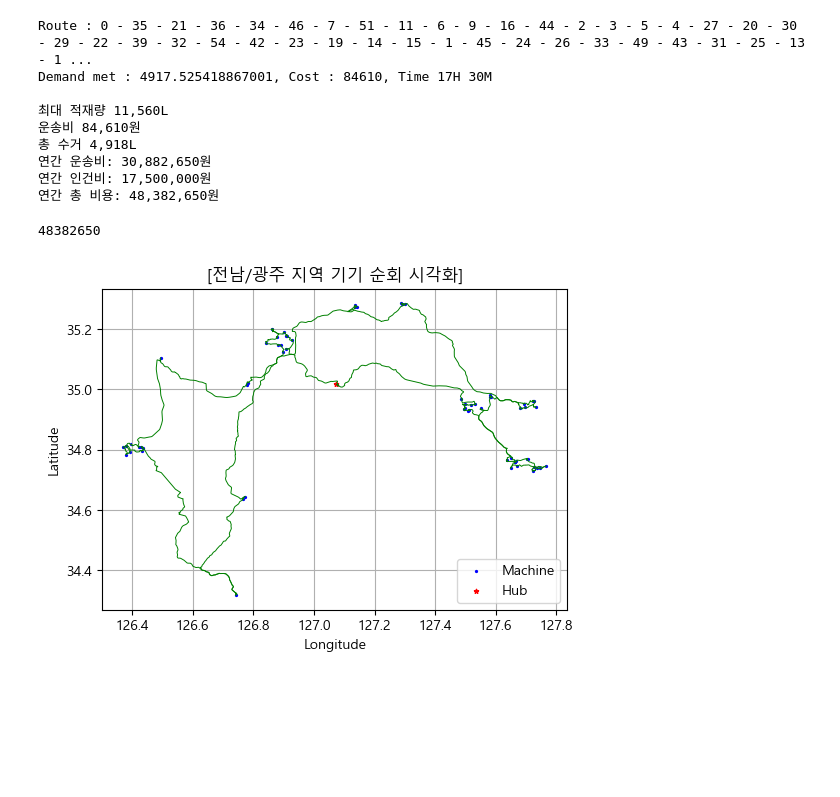
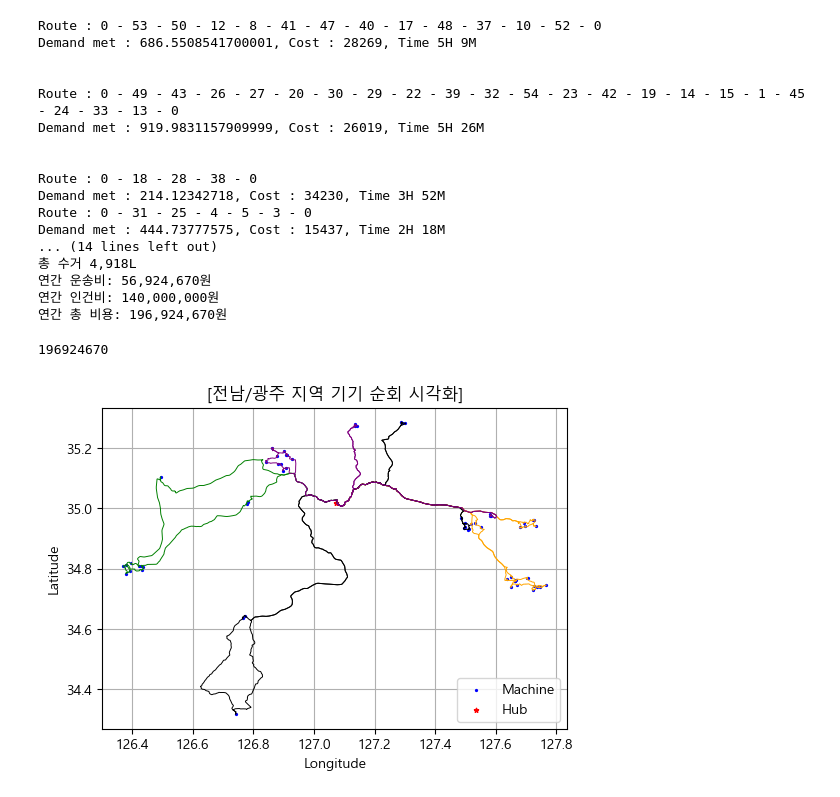
Before and after one commit to shyoon515/logistics-management-term-project, a Jupyter notebook: Notebooks/Stochastic Clarke&Wright Savings.ipynb, the cells around one changed output. Saved outputs shown, nothing was run; the diff lists cells and outputs as text; code cells hidden in the pictures; blank space fills up the shorter version.

Commit message:
feat: time constraint all done, #8 closed.

```diff
--- a/Notebooks/Stochastic Clarke&Wright Savings.ipynb
+++ b/Notebooks/Stochastic Clarke&Wright Savings.ipynb
@@ -25,7 +25,8 @@ DEMAND_COEFFICIENT = 1 # 수요 발생량에 대해 적절히 곱해주기 위
 ROUTE_TYPE = 'trafast' # route 탐색 방식
 JSON_PATH = './../Data/routes_with_depot' # JSON 파일들이 있는 폴더 경로
 TRUCK_CAPA = 11560 # 한 트럭이 실을 수 있는 적재 capacity (L)
-STOCHASTIC_SAVINGS_DROP = 0.2
+MAX_TIME = 8 * 60 * 60 * 1000 # ms 단위
+SERVICE_TIME = 2*60*1000 # ms 단위
 
 node_data = pd.read_csv('./../Data/data_with_depot.csv')
 # %%
@@ -58,17 +59,17 @@ g.get_node(DEPOT_INDEX).demand = 0
 # saving 모델 정의 및 돌리기
 svm = SavingsModel(g, DEPOT_INDEX)
 svm.calculate_savings()
-svm.apply_algorithm(TRUCK_CAPA, Clarke_Wright_Savings)
+svm.apply_algorithm(TRUCK_CAPA, Clarke_Wright_Savings, MAX_TIME, SERVICE_TIME, stochastic_drop=0)
 
 print('[Clarke_Wright_Saving의 Cost]')
-lowest = svm.yearly_cost(fixed=int(35000000/2), verbose=False)
+lowest = svm.yearly_cost(MAX_TIME, fixed=int(35000000), verbose=False)
 lowest_svm = None
 
 for i in tqdm(range(100)):
     stochastic_svm = SavingsModel(g, DEPOT_INDEX)
     stochastic_svm.calculate_savings()
-    stochastic_svm.apply_algorithm(TRUCK_CAPA, Clarke_Wright_Savings, stochastic_drop = STOCHASTIC_SAVINGS_DROP)
-    sto_cost = stochastic_svm.yearly_cost(fixed=int(35000000/2), verbose=True)
+    stochastic_svm.apply_algorithm(TRUCK_CAPA, Clarke_Wright_Savings, MAX_TIME, SERVICE_TIME, stochastic_drop=0.05)
+    sto_cost = stochastic_svm.yearly_cost(MAX_TIME, fixed=int(35000000), verbose=True)
     if lowest > sto_cost:
         lowest = sto_cost
         lowest_svm = stochastic_svm
@@ -76,6 +77,6 @@ for i in tqdm(range(100)):
         print(f'Better Cost : {sto_cost:,}')
 
 print('\n[Total Saved from stochastic C&W method]')
-print(f'{svm.yearly_cost(fixed=int(35000000/2), verbose=True)-lowest:,}원')
+print(f'{svm.yearly_cost(MAX_TIME, fixed=int(35000000), verbose=True)-lowest:,}원')
 # %% [output]
 [Clarke_Wright_Saving의 Cost]
@@ -154,24 +95,0 @@ Better Cost : 48,247,235
-# %%
-for j in range(5):
-    # saving 모델 정의 및 돌리기
-    svm = SavingsModel(g, DEPOT_INDEX)
-    svm.calculate_savings()
-    svm.apply_algorithm(TRUCK_CAPA, Clarke_Wright_Savings)
-
-    print('[Clarke_Wright_Saving의 Cost]')
-    lowest = svm.yearly_cost(fixed=int(35000000/2), verbose=False)
-    lowest_svm = None
-
-    for i in tqdm(range(100)):
-        stochastic_svm = SavingsModel(g, DEPOT_INDEX)
-        stochastic_svm.calculate_savings()
-        stochastic_svm.apply_algorithm(TRUCK_CAPA, Clarke_Wright_Savings, stochastic_drop = 0.01)
-        sto_cost = stochastic_svm.yearly_cost(fixed=int(35000000/2), verbose=True)
-        if lowest > sto_cost:
-            lowest = sto_cost
-            lowest_svm = stochastic_svm
-            print('better solution found')
-            print(f'Better Cost : {sto_cost:,}')
-
-    print('\n[Total Saved from stochastic C&W method]')
-    print(f'{svm.yearly_cost(fixed=int(35000000/2), verbose=True)-lowest:,}원')
@@ -214,46 +96,57 @@ Better Cost : 48,382,650
 # %%
-for r in lowest_svm.routes:
-    print(r)
+for rs in lowest_svm.merged_routes:
+    for r in rs:
+        print(r)
+    print('\n')
 
-print(f'\n최대 적재량 {TRUCK_CAPA:,}L\n운송비 {lowest_svm.cost:,}원\n총 수거 {round(lowest_svm.demand):,}L')
-lowest_svm.yearly_cost(fixed=int(35000000/2))
+print(f'최대 적재량 {TRUCK_CAPA:,}L\n운송비 {lowest_svm.cost:,}원\n총 수거 {round(lowest_svm.demand):,}L')
+lowest_svm.yearly_cost(MAX_TIME, fixed=int(35000000), verbose=False)
 # %% [output]
-Route : 0 - 35 - 21 - 36 - 34 - 46 - 7 - 51 - 11 - 6 - 9 - 16 - 44 - 2 - 3 - 5 - 4 - 27 - 20 - 30 - 29 - 22 - 39 - 32 - 54 - 42 - 23 - 19 - 14 - 15 - 1 - 45 - 24 - 26 - 33 - 49 - 43 - 31 - 25 - 13 - 1 ...
-Demand met : 4917.525418867001, Cost : 84610, Time 17H 30M
+Route : 0 - 53 - 50 - 12 - 8 - 41 - 47 - 40 - 17 - 48 - 37 - 10 - 52 - 0
+Demand met : 686.5508541700001, Cost : 28269, Time 5H 9M
 
-최대 적재량 11,560L
-운송비 84,610원
+
+Route : 0 - 49 - 43 - 26 - 27 - 20 - 30 - 29 - 22 - 39 - 32 - 54 - 23 - 42 - 19 - 14 - 15 - 1 - 45 - 24 - 33 - 13 - 0
+Demand met : 919.9831157909999, Cost : 26019, Time 5H 26M
+
+
+Route : 0 - 18 - 28 - 38 - 0
+Demand met : 214.12342718, Cost : 34230, Time 3H 52M
+Route : 0 - 31 - 25 - 4 - 5 - 3 - 0
+Demand met : 444.73777575, Cost : 15437, Time 2H 18M
+... (14 lines left out)
 총 수거 4,918L
-연간 운송비: 30,882,650원
-연간 인건비: 17,500,000원
-연간 총 비용: 48,382,650원
+연간 운송비: 56,924,670원
+연간 인건비: 140,000,000원
+연간 총 비용: 196,924,670원
-48382650
+196924670
 # %%
 # figsize 비율 계산
 ratio = (node_data.latitude.max() - node_data.latitude.min()) / (node_data.longitude.max() - node_data.longitude.min())
 scale = 6
 
 # fig, ax 객체 생성
 fig, ax = plt.subplots(figsize=(scale, scale * ratio))
 
 # 차량의 color 팔레트 지정
-color_pallete = ['green', 'orange', 'black', 'purple', 'olive', 'gray', 'skyblue']
+color_pallete = ['green', 'orange', 'black', 'purple', 'olive', 'gray', 'skyblue', 'green', 'orange', 'black', 'purple', 'olive', 'gray', 'skyblue']
 
 # 데이터 플롯
 ax.scatter(node_data['longitude'], node_data['latitude'], s=1.8, c='blue', label='Machine')
 ax.scatter(svm.depot.x, svm.depot.y, s=10, c='red', label='Hub', marker='*')
 
 # 축 레이블, 제목 및 범례 설정
 ax.set_xlabel('Longitude')
 ax.set_ylabel('Latitude')
 ax.set_title('[전남/광주 지역 기기 순회 시각화]', fontsize=12)
 ax.grid()
 
 # 그래프를 보여줍니다.
 ax.legend(loc='lower right')
 
 # 각 route를 visualize
-for i, route in enumerate(svm.routes):
-    route.visualize(ax, JSON_PATH, route_option='trafast', update_sec = 0.05, color = color_pallete[i])
+for i, m_routes in enumerate(svm.merged_routes):
+    for route in m_routes:
+        route.visualize(ax, JSON_PATH, route_option='trafast', update_sec = 0.05, color = color_pallete[i])
 # %% [output]
-[figure, old version]
+[figure, new version]
```
Also changed, not shown: parts of 5 cells of this notebook, 4 other files.
